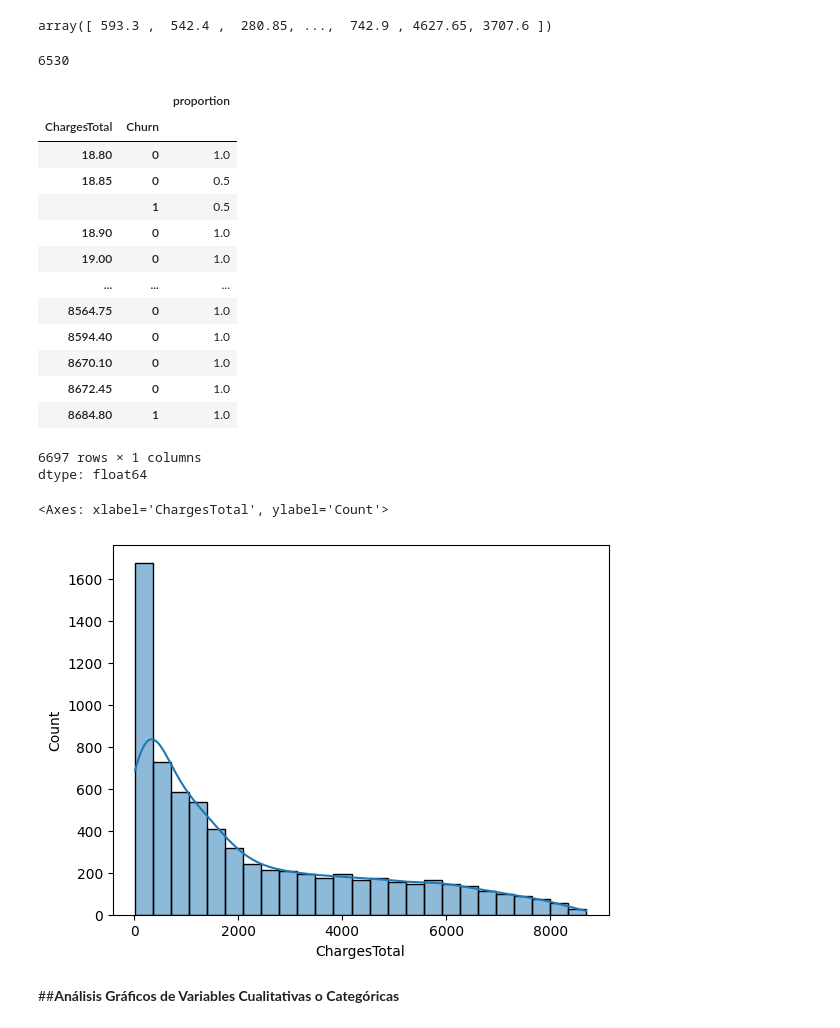
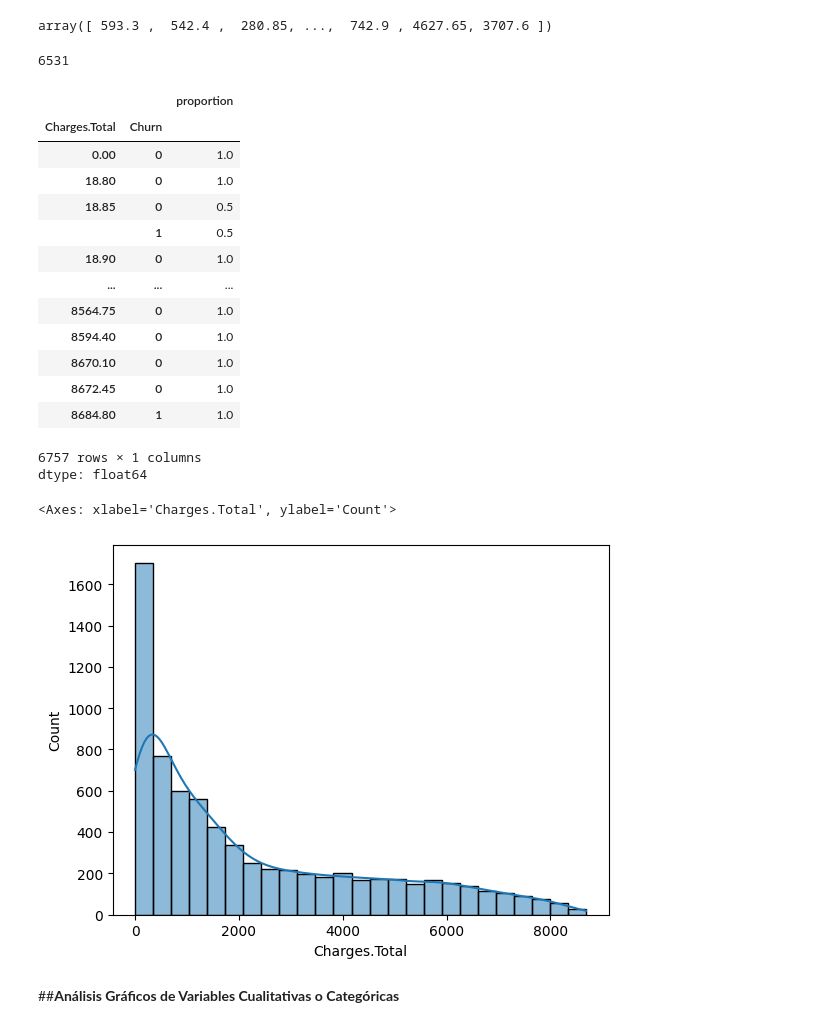
Before and after one commit to Angel-pronimo/Challenge-3-TelecomX-parte2-LATAM-Alura, a Jupyter notebook: Telecom_X_Parte2.ipynb, the cells around one changed output. Cells and saved outputs as stored; diff of their text form; code cells hidden in the pictures.

```diff
--- a/Telecom_X_Parte2.ipynb
+++ b/Telecom_X_Parte2.ipynb
@@ -6,7 +8,7 @@ import numpy as np
 import matplotlib.pyplot as plt
 import seaborn as sns
 # %%
-datos = pd.read_csv('/content/datos_telecom_tratados.csv')
+datos = pd.read_csv('/content/datos_tratados.csv')
 # %%
 datos
 # %% [output]
@@ -398,32 +414,32 @@ datos['ChargesTotal'].unique()
 # %% [output]
 array([ 593.3 ,  542.4 ,  280.85, ...,  742.9 , 4627.65, 3707.6 ])
 # %%
-datos['ChargesTotal'].nunique()
+datos['Charges.Total'].nunique()
 # %% [output]
-6530
+6531
 # %%
-datos.groupby('ChargesTotal')['Churn'].value_counts(normalize=True)
+datos.groupby('Charges.Total')['Churn'].value_counts(normalize=True)
 # %% [output]
 |  |  | proportion |
-| ChargesTotal | Churn |  |
+| Charges.Total | Churn |  |
+| 0.00 | 0 | 1.0 |
 | 18.80 | 0 | 1.0 |
 | 18.85 | 0 | 0.5 |
 |  | 1 | 0.5 |
 | 18.90 | 0 | 1.0 |
-| 19.00 | 0 | 1.0 |
 | ... | ... | ... |
 | 8564.75 | 0 | 1.0 |
 | 8594.40 | 0 | 1.0 |
 | 8670.10 | 0 | 1.0 |
 | 8672.45 | 0 | 1.0 |
 | 8684.80 | 1 | 1.0 |
-6697 rows × 1 columns
+6757 rows × 1 columns
 dtype: float64
 # %%
-sns.histplot(data=datos, x='ChargesTotal',kde=True)
+sns.histplot(data=datos, x='Charges.Total',kde=True)
 # %% [output]
-<Axes: xlabel='ChargesTotal', ylabel='Count'>
+<Axes: xlabel='Charges.Total', ylabel='Count'>
-[figure, old version]
+[figure, new version]
 # %% [markdown]
 ##**Análisis Gráficos de Variables Cualitativas o Categóricas**
 # %% [markdown]
```
Also changed, not shown: parts of 80 cells of this notebook.
